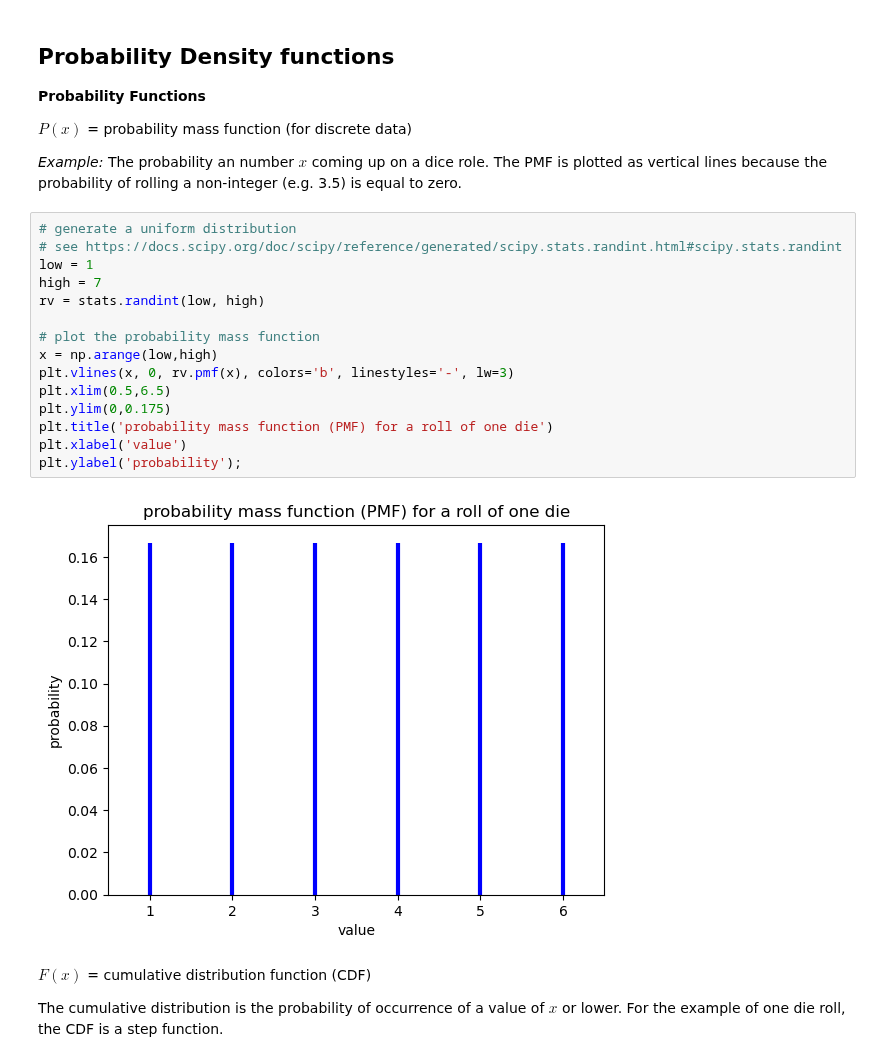
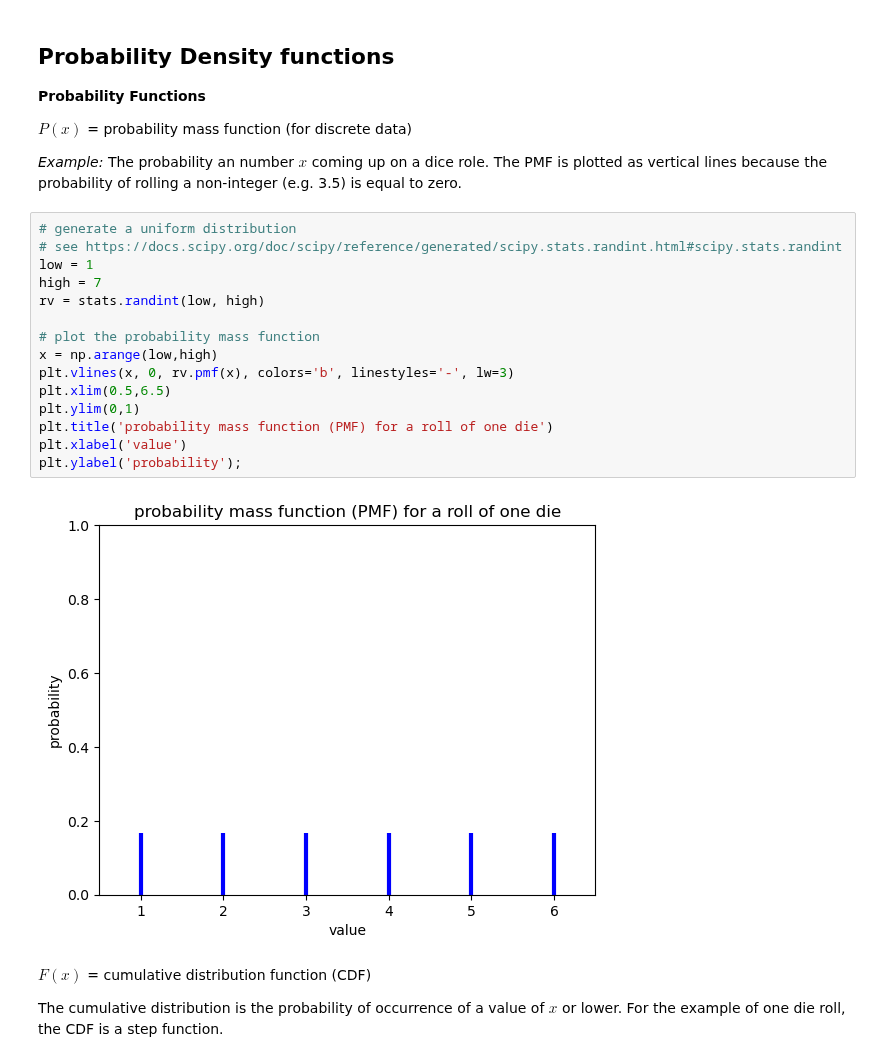
Before and after one commit to tompc35/data_marine_science, a Jupyter notebook: 2-02-probability-and-distributions.ipynb, the cells around one changed output. Drawn from its saved outputs; the diff is of its cells as text.

```diff
--- a/2-02-probability-and-distributions.ipynb
+++ b/2-02-probability-and-distributions.ipynb
@@ -28,20 +31,20 @@ _Example:_ The probability an number $x$ coming up on a dice role. The PMF is pl
 # %%
 # generate a uniform distribution
 # see https://docs.scipy.org/doc/scipy/reference/generated/scipy.stats.randint.html#scipy.stats.randint
 low = 1
 high = 7
 rv = stats.randint(low, high)
 
 # plot the probability mass function
 x = np.arange(low,high)
 plt.vlines(x, 0, rv.pmf(x), colors='b', linestyles='-', lw=3)
 plt.xlim(0.5,6.5)
-plt.ylim(0,0.175)
+plt.ylim(0,1)
 plt.title('probability mass function (PMF) for a roll of one die')
 plt.xlabel('value')
 plt.ylabel('probability');
 # %% [output]
-[figure, old version]
+[figure, new version]
 # %% [markdown]
 $F(x)$ = cumulative distribution function (CDF)
 
```
Also changed, not shown: parts of 5 cells of this notebook, 3 other files.
